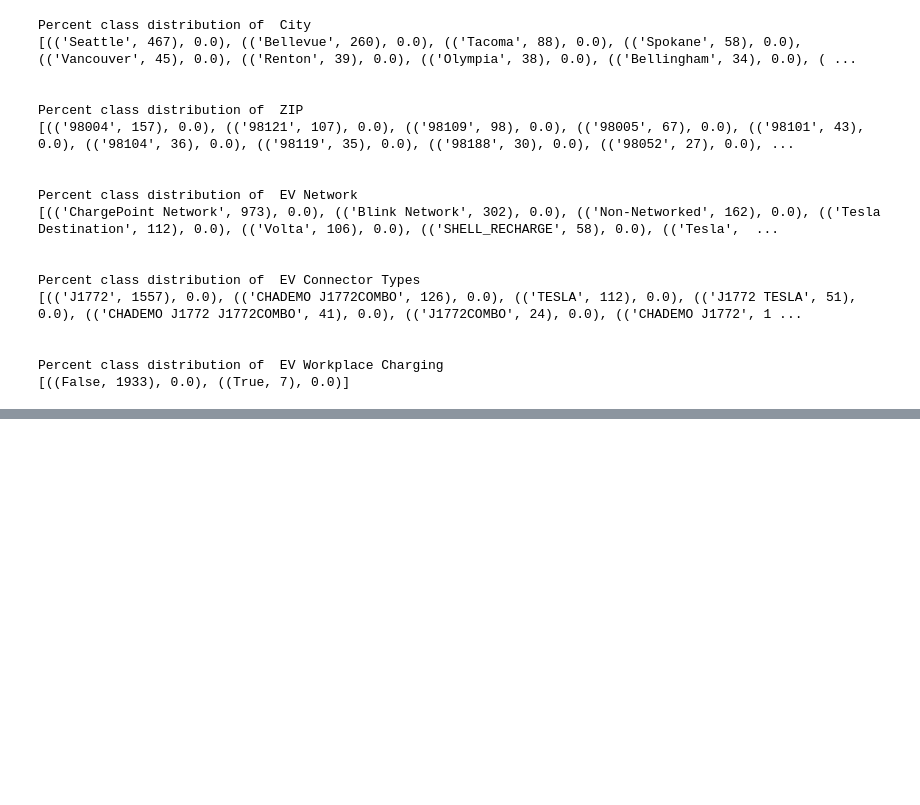
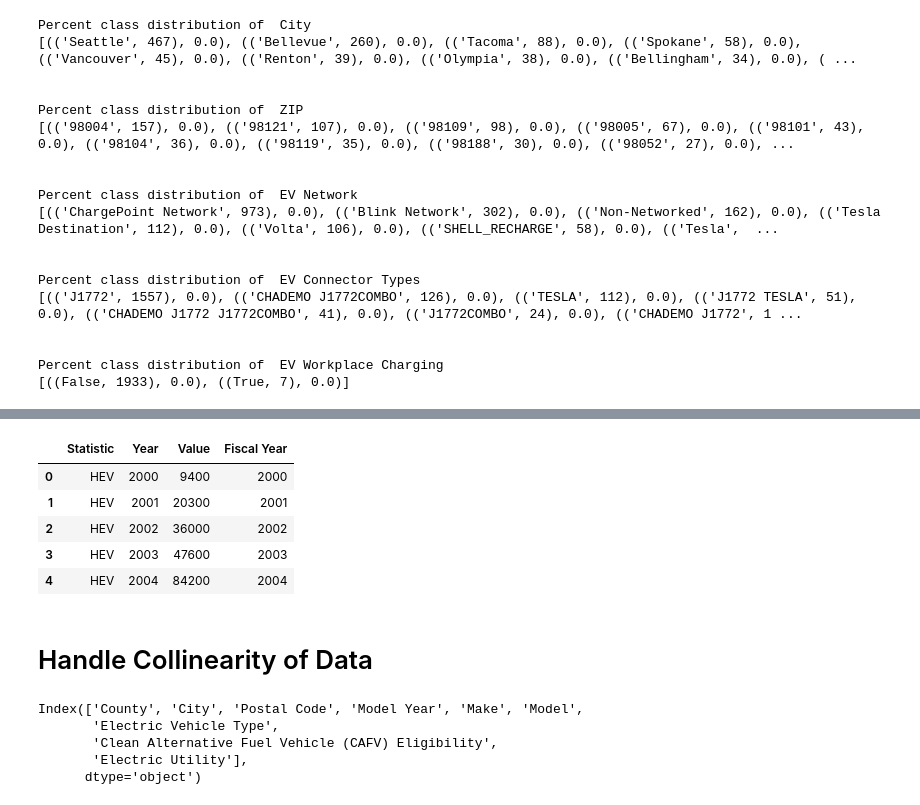
Before and after one commit to rileyfroehlich/DAAN881-Final-Project, a Jupyter notebook: data_clean.ipynb, the cells around one changed output, grey strips where cells are left out. Cells and saved outputs as stored; diff of their text form; code cells hidden in the pictures; blank space fills up the shorter version.

```diff
--- a/data_clean.ipynb
+++ b/data_clean.ipynb
@@ -361,0 +377,16 @@ Percent class distribution of  EV Workplace Charging
+# %%
+#Drop Visualization ID(irrelevant), units (Consistent), and statistic short name (consistent)
+ev_sales_nation_df.drop(columns=['Visualization ID', 'Units', 'Statistic Short Name'], inplace=True)
+#Multiply by 1000 to account for units, change to int to remove trailing .0
+ev_sales_nation_df['Value'] = (ev_sales_nation_df['Value']*1000).astype(int)
+# %%
+ev_sales_nation_df.head()
+# %% [output]
+|  | Statistic | Year | Value | Fiscal Year |
+| 0 | HEV | 2000 | 9400 | 2000 |
+| 1 | HEV | 2001 | 20300 | 2001 |
+| 2 | HEV | 2002 | 36000 | 2002 |
+| 3 | HEV | 2003 | 47600 | 2003 |
+| 4 | HEV | 2004 | 84200 | 2004 |
+# %% [markdown]
+# Handle Collinearity of Data
@@ -361,0 +426,8 @@ Percent class distribution of  EV Workplace Charging
+# %%
+print(electric_vehicle_df.columns)
+# %% [output]
+Index(['County', 'City', 'Postal Code', 'Model Year', 'Make', 'Model',
+       'Electric Vehicle Type',
+       'Clean Alternative Fuel Vehicle (CAFV) Eligibility',
+       'Electric Utility'],
+      dtype='object')
```
Also changed, not shown: parts of 13 cells of this notebook.
